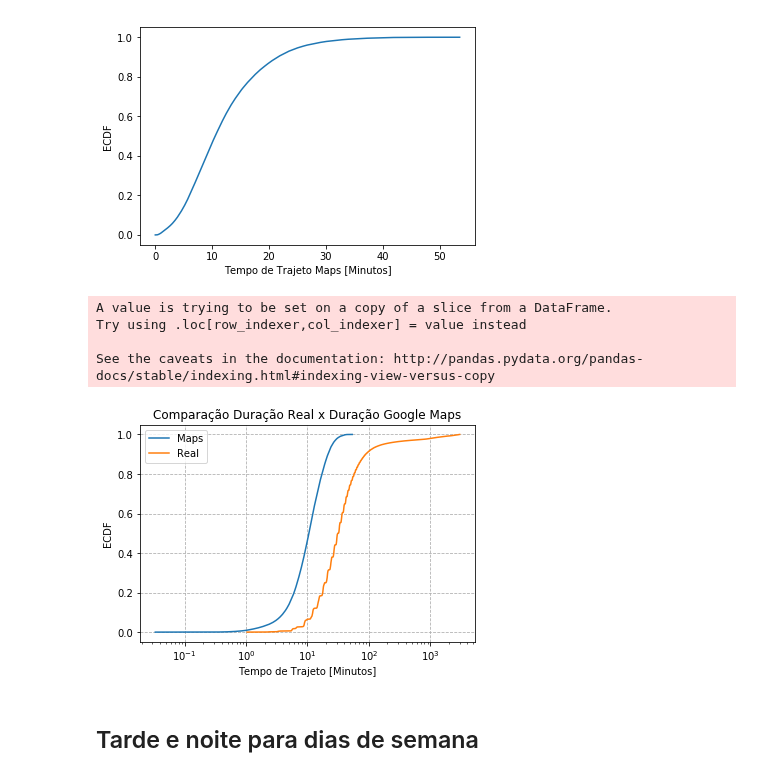
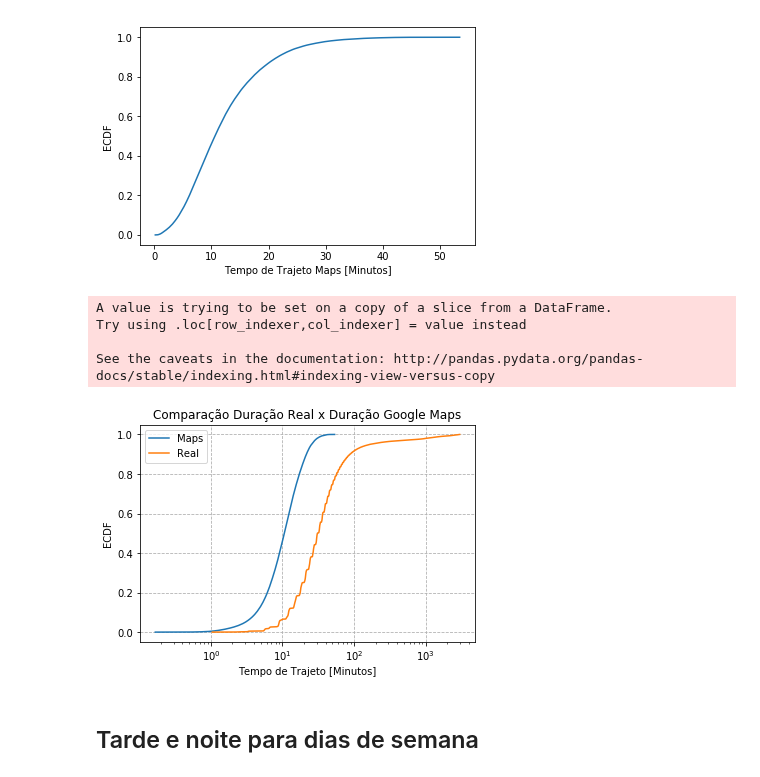
Before and after one commit to netlabufjf/Evo-Scripts, a Jupyter notebook: CDF_Plot_Evo.ipynb, the cells around one changed output. Drawn from its saved outputs; the diff is of its cells as text; code cells hidden in the pictures.

Commit message:
More detail in distance analysis
Analysis when travels finish in different place that starts or nearly.

```diff
--- a/CDF_Plot_Evo.ipynb
+++ b/CDF_Plot_Evo.ipynb
@@ -236,6 +237,7 @@ plt.show()
 # %% [output]
 [figure]
 # %%
+# Função para calcular distancia entre coordenadas
 def haversine(lon1, lat1, lon2, lat2):
 
     lon1, lat1, lon2, lat2 = map(np.radians, [lon1, lat1, lon2, lat2])
@@ -246,7 +248,7 @@ def haversine(lon1, lat1, lon2, lat2):
     a = np.sin(dlat/2.0)**2 + np.cos(lat1) * np.cos(lat2) * np.sin(dlon/2.0)**2
 
     c = 2 * np.arcsin(np.sqrt(a))
-    km = 6367 * c
-    miles = km *  0.621371
-    return miles
+    m = 6367 * c * 1000
+
+    return m
 # %%
@@ -255,6 +258,3 @@ for i in range(len(dfOccupied)):
     distance.append(haversine(dfOccupied['Start_lon'].iloc[i],dfOccupied['Start_lat'].iloc[i],
                               dfOccupied['End_lon'].iloc[i],dfOccupied['End_lat'].iloc[i]))
 dfOccupied['distance'] = distance
-# %%
-dfOccupied['distance'] = dfOccupied['distance'] * 1609.34
-dfOccupied.tail()
@@ -268,2 +270,2 @@ dfOccupied.tail()
 # %%
-dfGreatDistance = dfOccupied[(dfOccupied['distance'] > 100) & (dfOccupied['Real_duration'] <3000)]
+dfGreatDistance = dfOccupied[(dfOccupied['distance'] > 150) & (dfOccupied['Real_duration'] < 3000)]
@@ -275,14 +295,14 @@ maps = pd.DataFrame()
 # maps['duration'] = Occupied_Diff[Occupied_Diff['maps_duration'] >= 0]['maps_duration']
 maps['duration'] = dfGreatDistance['Maps_duration']
 
-x1, y1 = cdf(maps[maps['duration'] > 0].sort_values(by=['duration']))
+x_maps, y_maps = cdf(maps[maps['duration'] > 0].sort_values(by=['duration']))
 
 fig, ax = plt.subplots()
 
 ax.set_ylabel('ECDF')
 ax.set_xlabel('Tempo de Trajeto Maps [Minutos]')
 
-plt.plot(x1, y1)
+plt.plot(x_maps, y_maps)
 
 # plt.savefig('CDF_Maps.pdf', bbox_inches='tight')
 # %% [output]
@@ -292,35 +312,35 @@ plt.plot(x1, y1)
 # Comparação maps e tempo real em minutos e escala logaritma
 dfGreatDistance['duration'] = dfGreatDistance['Real_duration']
 x, y = cdf(dfGreatDistance.sort_values(by=['duration']))
 
 plt.title('Comparação Duração Real x Duração Google Maps')
 
 plt.xscale('log')
 
 plt.grid(b=True, linestyle='--')
 
 # horizontal = [0.5 for i in range(len(x))]
 # plt.plot(range(len(x)), horizontal, '--')
 
 # vertical = []
 # plt.plot()
 
 plt.ylabel('ECDF')
 plt.xlabel('Tempo de Trajeto [Minutos]')
 
-plt.plot(x1,y1, label='Maps')
+plt.plot(x_maps, y_maps, label='Maps')
 plt.plot(x,y, label='Real')
 
 plt.legend()
 
 plt.show()
 # plt.savefig('maps_real_comparacao.pdf', bbox_inches='tight')
 # %% [output]
 A value is trying to be set on a copy of a slice from a DataFrame.
 Try using .loc[row_indexer,col_indexer] = value instead
 
 See the caveats in the documentation: http://pandas.pydata.org/pandas-docs/stable/indexing.html#indexing-view-versus-copy
-[figure, old version]
+[figure, new version]
 # %% [markdown]
 ## Tarde e noite para dias de semana
 # %%
```
Also changed, not shown: parts of 10 cells of this notebook.
